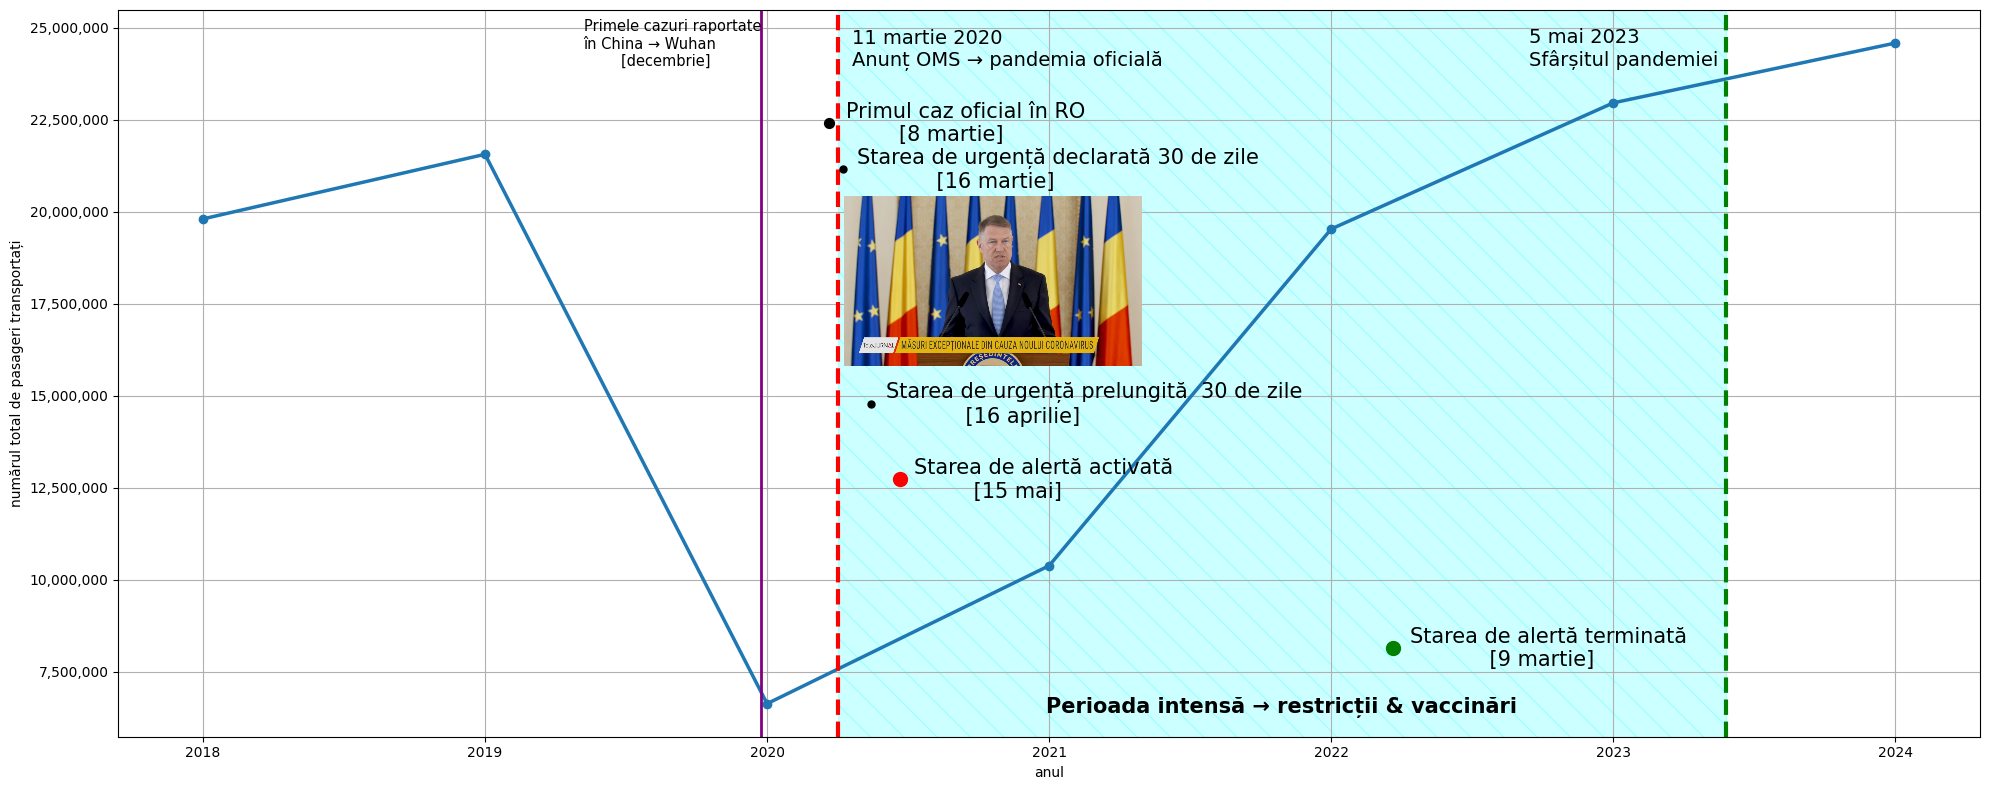
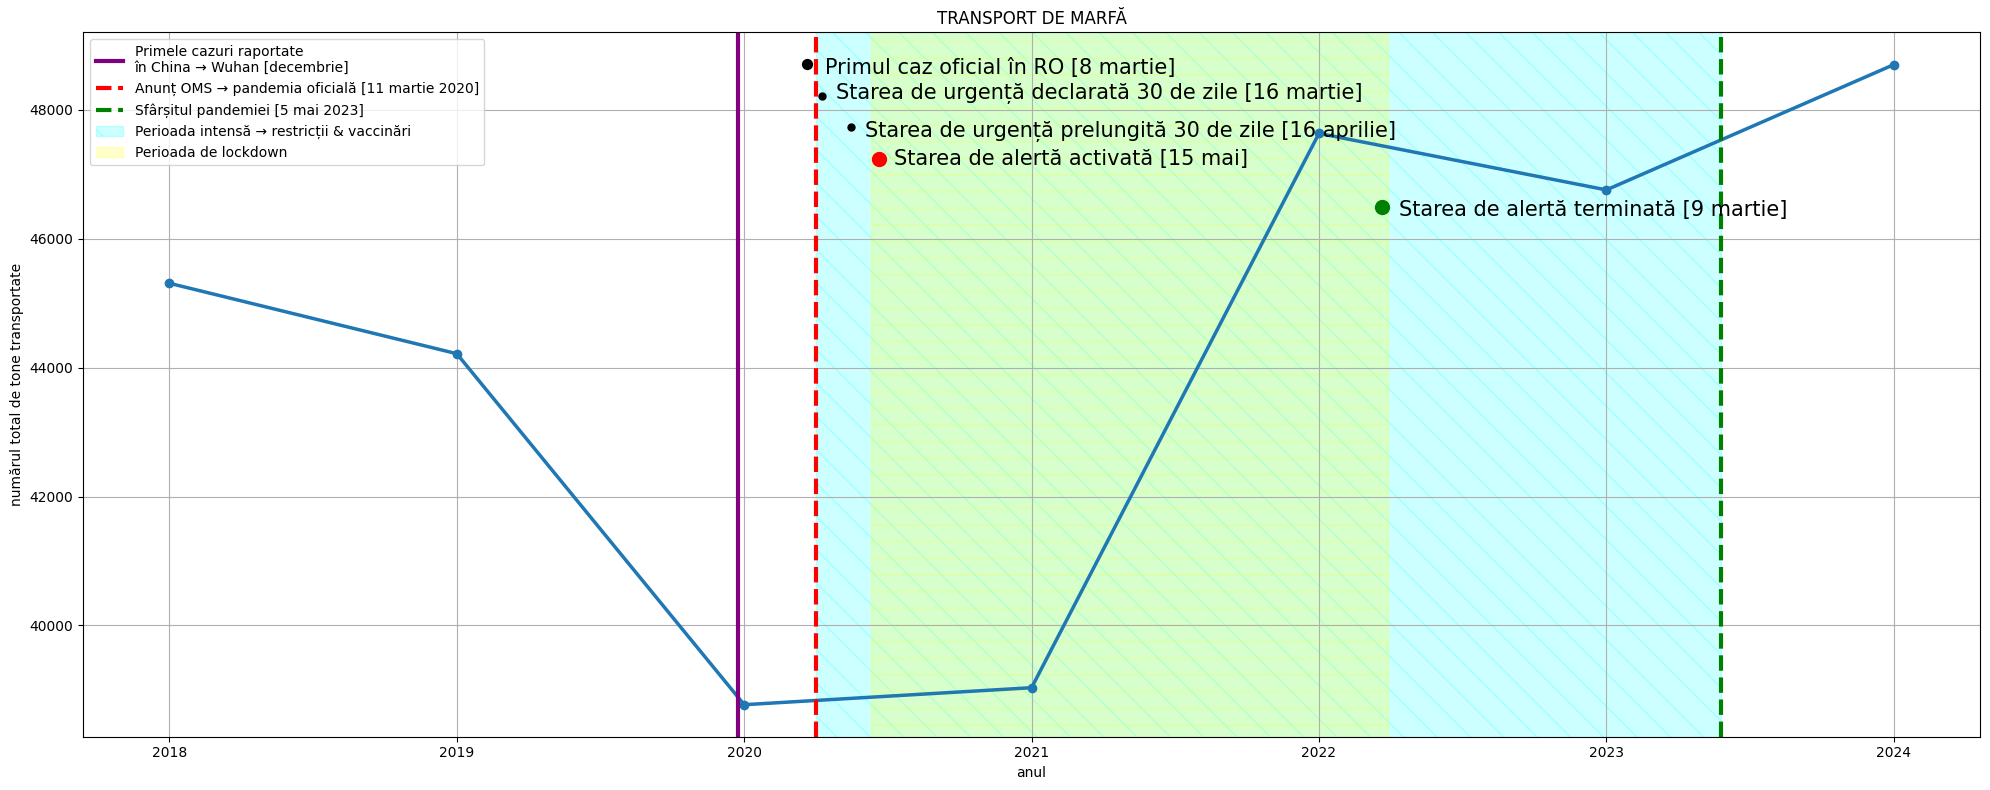
Code edit (unified diff) that turned the first committed figure into the second:
--- before
+++ after
@@ -7,8 +7,8 @@
 
 # pentru fixare eroare
-df3.columns = df3.columns.str.strip()
+df1.columns = df1.columns.str.strip()
 
 # setare valoare pentru Romania
-valoare = df3[an].iloc[30]
+valoare = df1[an].iloc[30]
 valoare = pd.to_numeric(valoare, errors = 'coerce')
 
@@ -16,57 +16,48 @@
 an = ['2018', '2019', '2020', '2021', '2022', '2023', '2024']
 
-imagine = mpimg.imread('/content/drive/MyDrive/Colab Notebooks/proiectAPRILIEEE/anunt.png')
-imagineCutie = OffsetImage(imagine, zoom = 0.15)
-
 plt.figure(figsize=(20,8))
-plt.plot(an, valoare, marker = 'o', linewidth = 2.5, label = label)
-
-pozitie = AnnotationBbox(imagineCutie, (2.8, valoare.mean() * 1.01), frameon = False)
-plt.gca().add_artist(pozitie)
+plt.plot(an, valoare, marker = 'o', linewidth = 2.5)
 
 plt.xlabel('anul')
-plt.ylabel('numărul total de pasageri transportați')
+plt.ylabel('numărul total de tone transportate')
 plt.grid(True)
 
 # cazuri raportate Wuhan
-plt.axvline(x=1.98, color = "purple", linestyle = '-', linewidth = 2, label = 'Linie')
-plt.text(1.35, plt.ylim()[1] * 0.94, 'Primele cazuri raportate\nîn China → Wuhan\n        [decembrie]', color = 'black', fontsize = 10.5)
+plt.axvline(x=1.98, color = "purple", linestyle = '-', linewidth = 3, label = "Primele cazuri raportate\nîn China → Wuhan [decembrie]")
 
 # stare pandemie
-plt.axvline(x=2.25, color = "red", linestyle = '--', linewidth = 3, label = 'Linie')
-plt.text(2.3, plt.ylim()[1] * 0.94, '11 martie 2020 \nAnunț OMS → pandemia oficială', color = 'black', fontsize = 14)
+plt.axvline(x=2.25, color = "red", linestyle = '--', linewidth = 3, label = 'Anunț OMS → pandemia oficială [11 martie 2020]')
 
 # sfarsit pandemie
-plt.axvline(x=5.4, color = "green", linestyle = '--', linewidth = 3, label = 'Linie')
-plt.text(4.7, plt.ylim()[1] * 0.94, '5 mai 2023 \nSfârșitul pandemiei', color = 'black', fontsize = 14)
+plt.axvline(x=5.4, color = "green", linestyle = '--', linewidth = 3, label = 'Sfârșitul pandemiei [5 mai 2023]')
 
 # perioada de vaccinari
-plt.axvspan(2.25, 5.4, alpha = 0.2, color = 'cyan', hatch = '\\', label = 'Regiune')
-plt.text(3.825, plt.ylim()[1] * 0.25, 'Perioada intensă → restricții & vaccinări', ha = 'center', color = 'black', fontsize = 15, fontweight = 'bold')
+plt.axvspan(2.25, 5.4, alpha = 0.2, color = 'cyan', hatch = '\\', label = 'Perioada intensă → restricții & vaccinări')
+
+# perioada de lockdown
+plt.axvspan(2.44, 4.24, alpha = 0.2, color = 'YELLOW', hatch = '-', label = 'Perioada de lockdown')
 
 # caz oficial Romania
-plt.scatter(2.22, plt.ylim()[1] * 0.88, color = 'black', s = 50, zorder = 5)
-plt.text(2.28, plt.ylim()[1] * 0.86, 'Primul caz oficial în RO\n        [8 martie]', color = 'black', fontsize = 15)
+plt.scatter(2.22, plt.ylim()[1] * 0.99, color = 'black', s = 50, zorder = 5)
+plt.text(2.28, plt.ylim()[1] * 0.987, 'Primul caz oficial în RO [8 martie]', color = 'black', fontsize = 15)
 
 # stare urgenta declarata
-plt.scatter(2.27, plt.ylim()[1] * 0.83, color = 'black', s = 25, zorder = 5)
-plt.text(2.32, plt.ylim()[1] * 0.81, 'Starea de urgență declarată 30 de zile\n            [16 martie]', color = 'black', fontsize = 15)
+plt.scatter(2.27, plt.ylim()[1] * 0.98, color = 'black', s = 25, zorder = 5)
+plt.text(2.32, plt.ylim()[1] * 0.979, 'Starea de urgență declarată 30 de zile [16 martie]', color = 'black', fontsize = 15)
 
 # stare urgenta prelungita
-plt.scatter(2.37, plt.ylim()[1] * 0.58, color = 'black', s = 25, zorder = 5)
-plt.text(2.42, plt.ylim()[1] * 0.56, 'Starea de urgență prelungită  30 de zile\n            [16 aprilie]', color = 'black', fontsize = 15)
+plt.scatter(2.37, plt.ylim()[1] * 0.97, color = 'black', s = 25, zorder = 5)
+plt.text(2.42, plt.ylim()[1] * 0.967, 'Starea de urgență prelungită 30 de zile [16 aprilie]', color = 'black', fontsize = 15)
 
-# stare urgenta ACTIVATĂ
-plt.scatter(2.47, plt.ylim()[1] * 0.5, color = 'red', s = 100, zorder = 5)
-plt.text(2.52, plt.ylim()[1] * 0.48, 'Starea de alertă activată\n         [15 mai]', color = 'black', fontsize = 15)
+# stare urgenta ACTIVAT
+plt.scatter(2.47, plt.ylim()[1] * 0.96, color = 'red', s = 100, zorder = 5)
+plt.text(2.52, plt.ylim()[1] * 0.958, 'Starea de alertă activată [15 mai]', color = 'black', fontsize = 15)
 
 # stare alerta terminata
-plt.scatter(4.22, plt.ylim()[1] * 0.32, color = 'green', s = 100, zorder = 5)
-plt.text(4.28, plt.ylim()[1] * 0.3, 'Starea de alertă terminată\n            [9 martie]', color = 'black', fontsize = 15)
+plt.scatter(4.22, plt.ylim()[1] * 0.945, color = 'green', s = 100, zorder = 5)
+plt.text(4.28, plt.ylim()[1] * 0.942, 'Starea de alertă terminată [9 martie]', color = 'black', fontsize = 15)
 
-
-# modificare 1e7 in 10 milioane
-plt.gca().yaxis.set_major_formatter(plt.FuncFormatter(lambda x, _: f'{int(x):,}'))
-
+plt.title('TRANSPORT DE MARFĂ')
+plt.legend()
 plt.tight_layout()
 plt.show()

Commit: Created using Colab